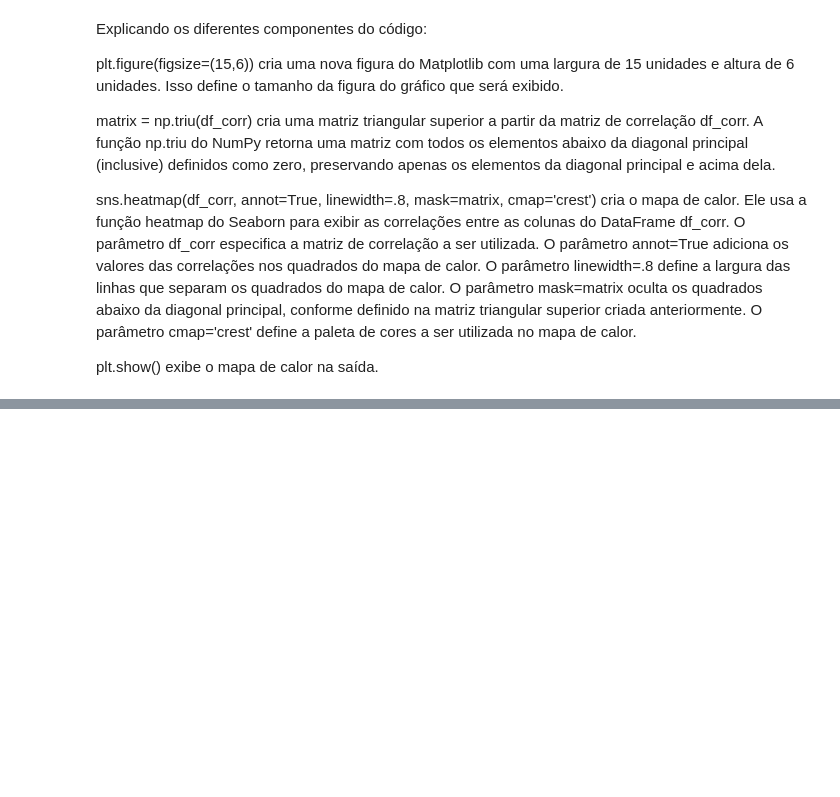
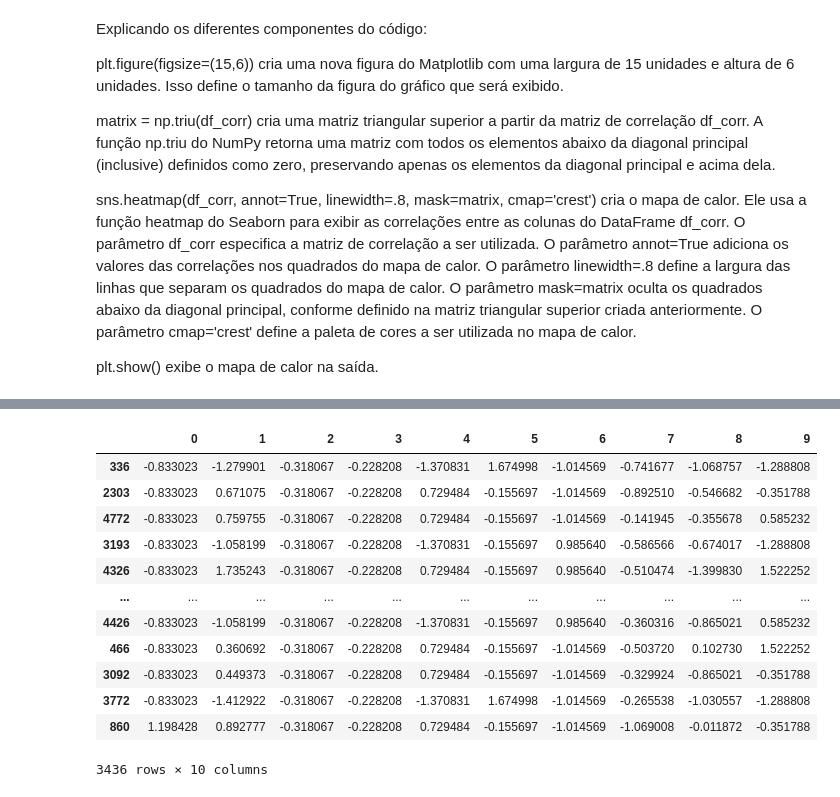
Before and after one commit to Leo-alves2/Acidente_Vascular-Cerebral, a Jupyter notebook: Analise.ipynb, the cells around one changed output, grey strips where cells are left out. Drawn from its saved outputs; the diff is of its cells as text; code cells hidden in the pictures; blank space fills up the shorter version.

Commit message:
Finalizando processo de limpeza e transformação

```diff
--- a/Analise.ipynb
+++ b/Analise.ipynb
@@ -670,0 +836,4 @@ df.columns
+# %%
+# Apagando os dados ausentes e aplicando no próprio DF
+
+df.dropna(inplace= True)
@@ -670,0 +857,7 @@ df.columns
+# %%
+# Criando duas variáveis X e Y
+# Atribuindo a X o DataFrame sem a variável alvo
+# Atribuindo a Y o DataFrame só com a variável alvo
+
+x = df.drop('stroke', axis= 1)
+y = df['stroke']
@@ -670,0 +882,6 @@ df.columns
+# %%
+# Padronizando dados com a função StandardScaler()
+# A biblioteca Python sklearn nos oferece a função StandardScaler()
+# para padronizar os valores de dados em um formato padrão.
+
+x = pd.DataFrame(StandardScaler().fit_transform(x))
@@ -670,0 +925,20 @@ df.columns
+# %%
+from sklearn.model_selection import train_test_split
+
+x_train, x_test, y_train, y_test = train_test_split(x, y, test_size= 0.3, random_state= 42)
+# %%
+x_train
+# %% [output]
+|  | 0 | 1 | 2 | 3 | 4 | 5 | 6 | 7 | 8 | 9 |
+| 336 | -0.833023 | -1.279901 | -0.318067 | -0.228208 | -1.370831 | 1.674998 | -1.014569 | -0.741677 | -1.068757 | -1.288808 |
+| 2303 | -0.833023 | 0.671075 | -0.318067 | -0.228208 | 0.729484 | -0.155697 | -1.014569 | -0.892510 | -0.546682 | -0.351788 |
+| 4772 | -0.833023 | 0.759755 | -0.318067 | -0.228208 | 0.729484 | -0.155697 | -1.014569 | -0.141945 | -0.355678 | 0.585232 |
+| 3193 | -0.833023 | -1.058199 | -0.318067 | -0.228208 | -1.370831 | -0.155697 | 0.985640 | -0.586566 | -0.674017 | -1.288808 |
+| 4326 | -0.833023 | 1.735243 | -0.318067 | -0.228208 | 0.729484 | -0.155697 | 0.985640 | -0.510474 | -1.399830 | 1.522252 |
+| ... | ... | ... | ... | ... | ... | ... | ... | ... | ... | ... |
+| 4426 | -0.833023 | -1.058199 | -0.318067 | -0.228208 | -1.370831 | -0.155697 | 0.985640 | -0.360316 | -0.865021 | 0.585232 |
+| 466 | -0.833023 | 0.360692 | -0.318067 | -0.228208 | 0.729484 | -0.155697 | -1.014569 | -0.503720 | 0.102730 | 1.522252 |
+| 3092 | -0.833023 | 0.449373 | -0.318067 | -0.228208 | 0.729484 | -0.155697 | -1.014569 | -0.329924 | -0.865021 | -0.351788 |
+| 3772 | -0.833023 | -1.412922 | -0.318067 | -0.228208 | -1.370831 | 1.674998 | -1.014569 | -0.265538 | -1.030557 | -1.288808 |
+| 860 | 1.198428 | 0.892777 | -0.318067 | -0.228208 | 0.729484 | -0.155697 | -1.014569 | -1.069008 | -0.011872 | -0.351788 |
+3436 rows × 10 columns
```
Also changed, not shown: parts of 39 cells of this notebook.
